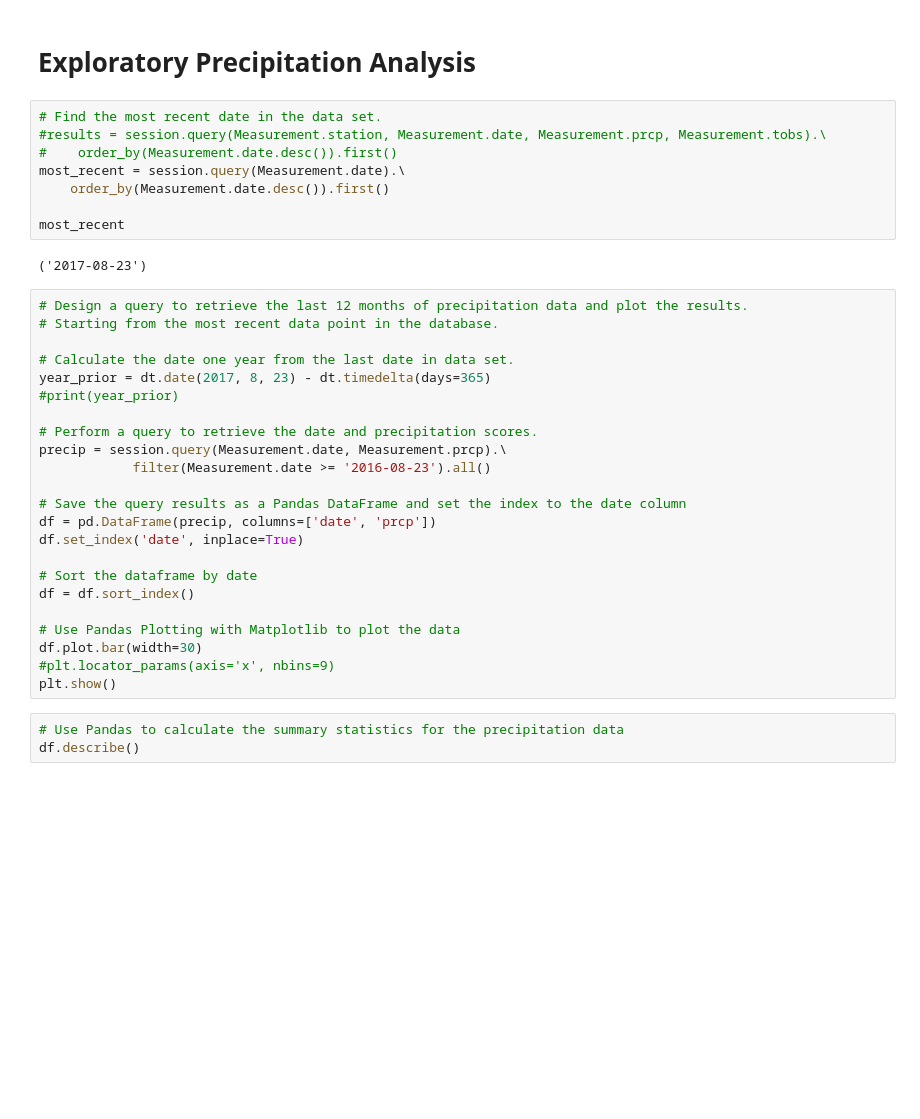
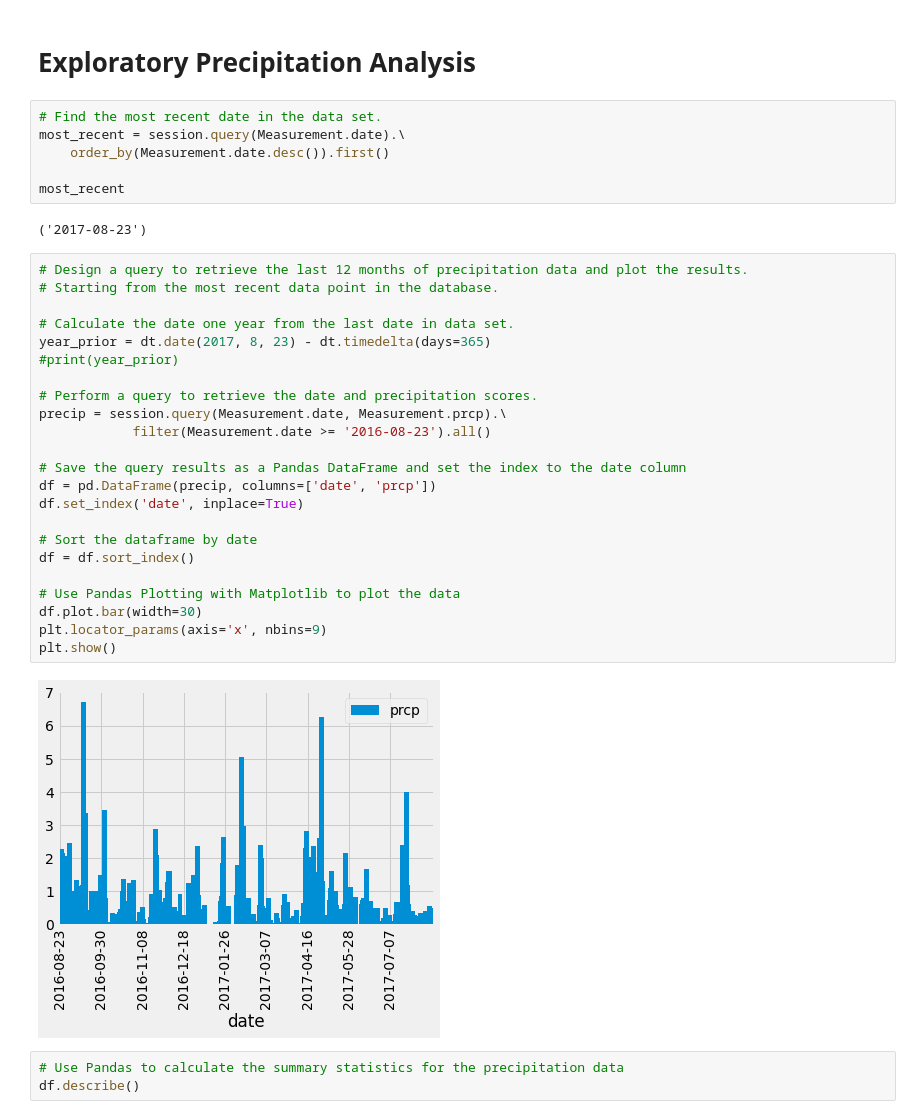
Before and after one commit to kellyf22/sqlalchemy-challenge, a Jupyter notebook: climate_starter.ipynb, the cells around one changed output. Cells and saved outputs as stored; diff of their text form; blank space fills up the shorter version.

```diff
--- a/climate_starter.ipynb
+++ b/climate_starter.ipynb
@@ -40,8 +40,6 @@ session = Session(engine)
 # Exploratory Precipitation Analysis
 # %%
 # Find the most recent date in the data set.
-#results = session.query(Measurement.station, Measurement.date, Measurement.prcp, Measurement.tobs).\
-#    order_by(Measurement.date.desc()).first()
 most_recent = session.query(Measurement.date).\
     order_by(Measurement.date.desc()).first()
 
@@ -51,26 +49,28 @@ most_recent
 # %%
 # Design a query to retrieve the last 12 months of precipitation data and plot the results.
 # Starting from the most recent data point in the database.
 
 # Calculate the date one year from the last date in data set.
 year_prior = dt.date(2017, 8, 23) - dt.timedelta(days=365)
 #print(year_prior)
 
 # Perform a query to retrieve the date and precipitation scores.
 precip = session.query(Measurement.date, Measurement.prcp).\
             filter(Measurement.date >= '2016-08-23').all()
 
 # Save the query results as a Pandas DataFrame and set the index to the date column
 df = pd.DataFrame(precip, columns=['date', 'prcp'])
 df.set_index('date', inplace=True)
 
 # Sort the dataframe by date
 df = df.sort_index()
 
 # Use Pandas Plotting with Matplotlib to plot the data
 df.plot.bar(width=30)
-#plt.locator_params(axis='x', nbins=9)
+plt.locator_params(axis='x', nbins=9)
 plt.show()
+# %% [output]
+[figure, added]
 # %%
 # Use Pandas to calculate the summary statistics for the precipitation data
 df.describe()
```
Also changed, not shown: parts of 3 cells of this notebook, 1 other file.
